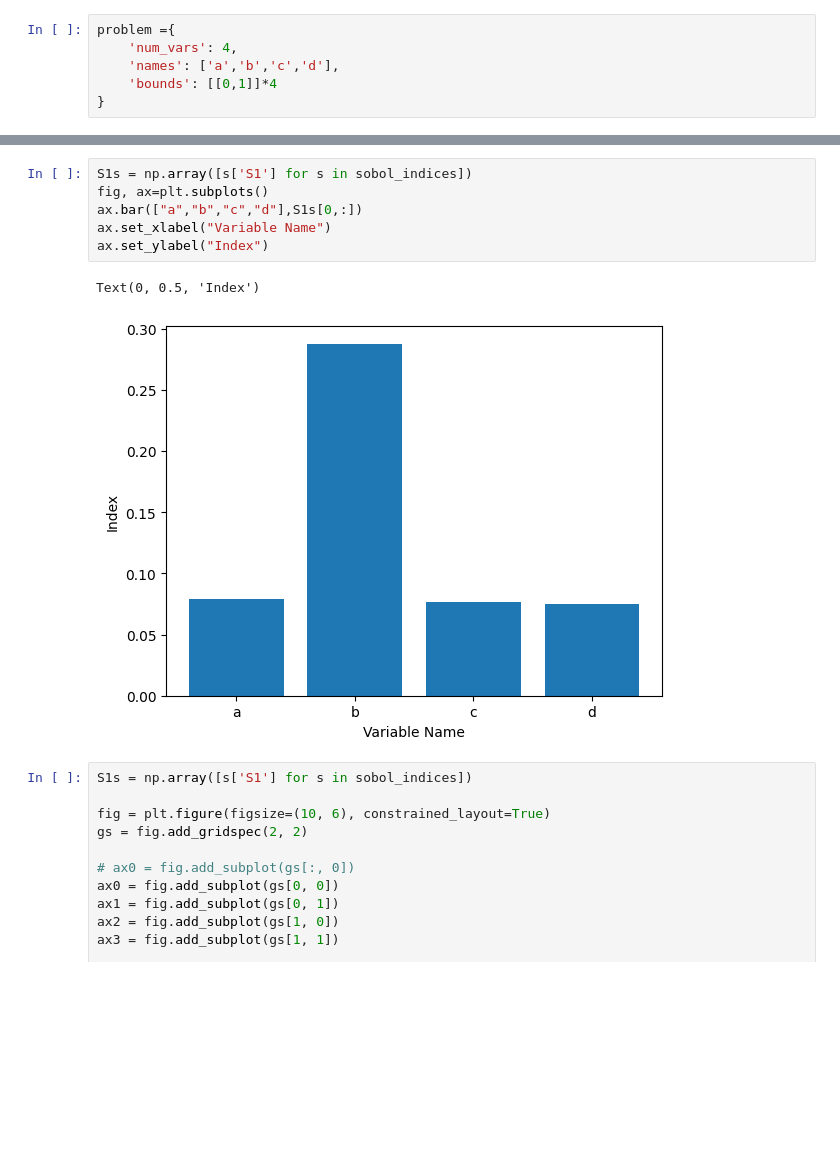
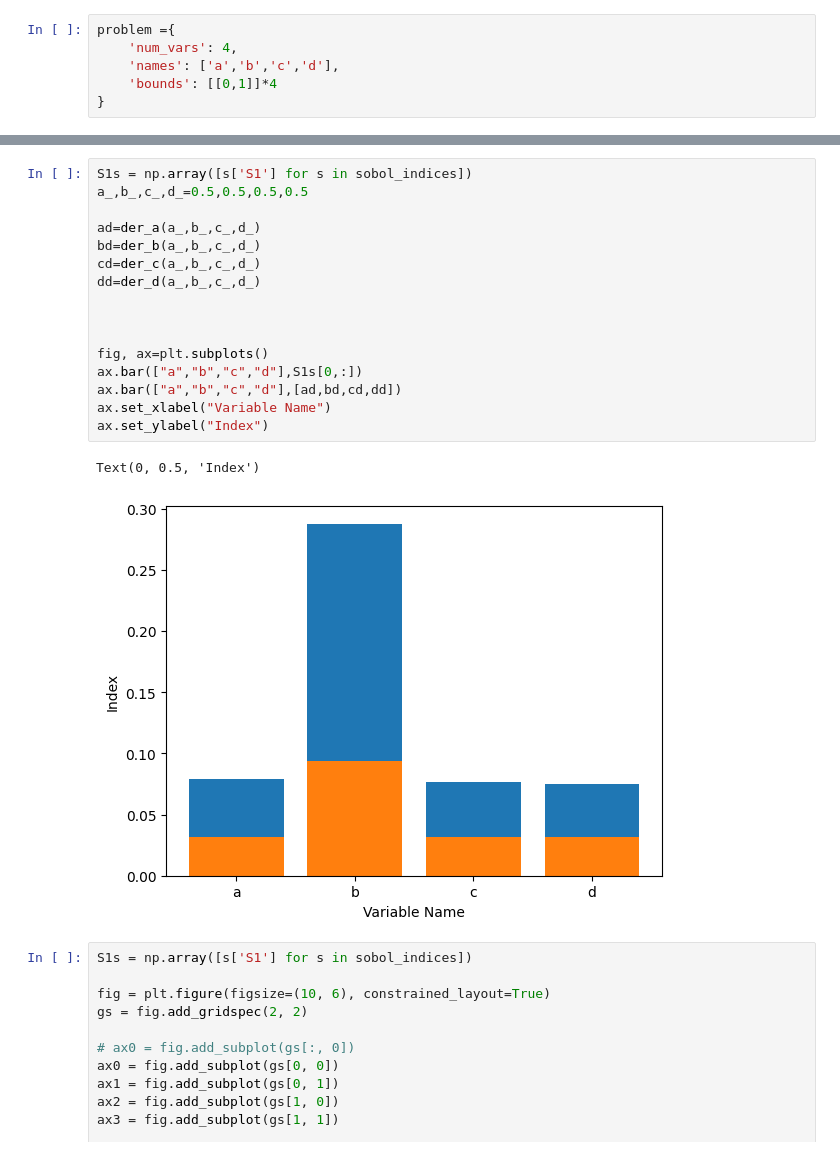
Before and after one commit to Yugal0/fitting-sensitivity-analysis, a Jupyter notebook: trySA.ipynb, the cells around one changed output, grey strips where cells are left out. Drawn from its saved outputs; the diff is of its cells as text; blank space fills up the shorter version.

```diff
--- a/trySA.ipynb
+++ b/trySA.ipynb
@@ -52,12 +38,22 @@ sobol_indices
 # %%
 S1s = np.array([s['S1'] for s in sobol_indices])
+a_,b_,c_,d_=0.5,0.5,0.5,0.5
+
+ad=der_a(a_,b_,c_,d_)
+bd=der_b(a_,b_,c_,d_)
+cd=der_c(a_,b_,c_,d_)
+dd=der_d(a_,b_,c_,d_)
+
+
+
 fig, ax=plt.subplots()
 ax.bar(["a","b","c","d"],S1s[0,:])
+ax.bar(["a","b","c","d"],[ad,bd,cd,dd])
 ax.set_xlabel("Variable Name")
 ax.set_ylabel("Index")
 # %% [output]
 Text(0, 0.5, 'Index')
-[figure, old version]
+[figure, new version]
 # %%
 S1s = np.array([s['S1'] for s in sobol_indices])
 
```
Also changed, not shown: parts of 1 cell of this notebook.
